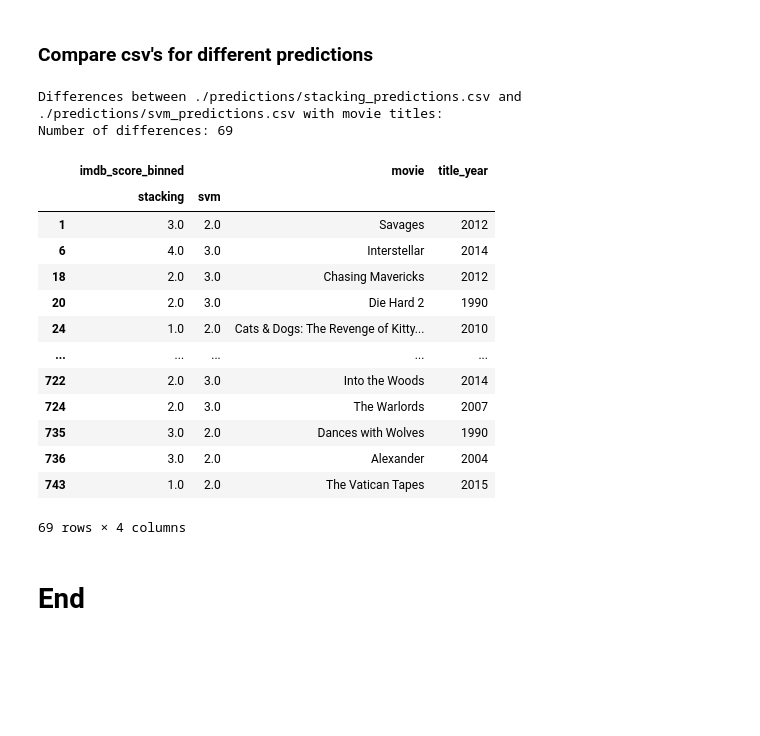
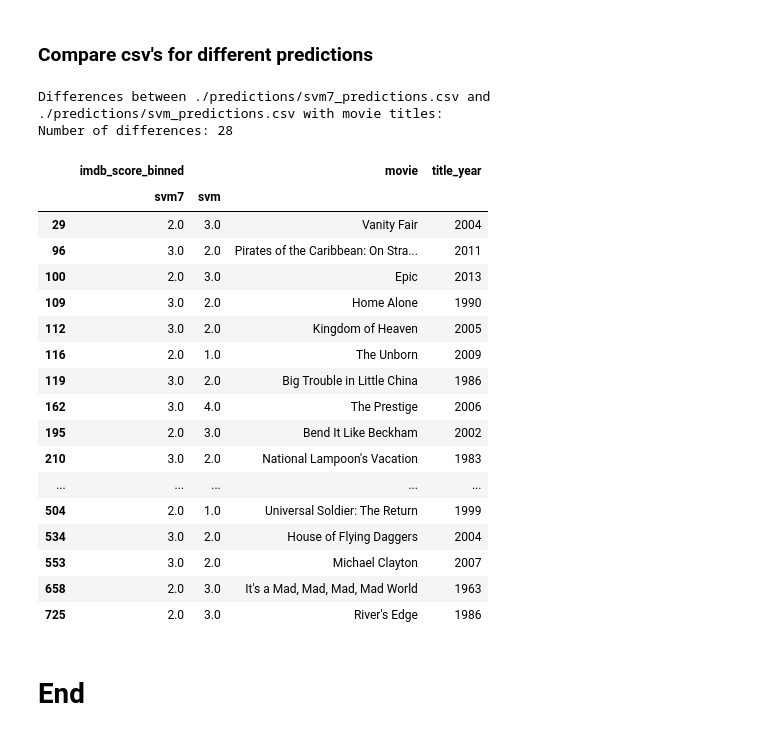
Before and after one commit to JZYNX/ML-assignment-2, a Jupyter notebook: COMP30027-Project2.ipynb, the cells around one changed output. Saved outputs shown, nothing was run; the diff lists cells and outputs as text; code cells hidden in the pictures; blank space fills up the shorter version.

Commit message:
finalised predictions

```diff
--- a/COMP30027-Project2.ipynb
+++ b/COMP30027-Project2.ipynb
@@ -1091,26 +1106,30 @@ def compare_csv(csv1, csv2):
 # %%
 log_csv = './predictions/logit_predictions.csv'
 stack_csv = './predictions/stacking_predictions.csv'
 rf_csv = './predictions/rf_predictions.csv'
 svm_csv = './predictions/svm_predictions.csv'
 
-compare_csv(stack_csv, svm_csv)
+compare_csv('./predictions/svm7_predictions.csv', svm_csv)
 # %% [output]
-Differences between ./predictions/stacking_predictions.csv and ./predictions/svm_predictions.csv with movie titles:
-Number of differences: 69
+Differences between ./predictions/svm7_predictions.csv and ./predictions/svm_predictions.csv with movie titles:
+Number of differences: 28
 |  | imdb_score_binned |  | movie | title_year |
-|  | stacking | svm |  |  |
-| 1 | 3.0 | 2.0 | Savages | 2012 |
-| 6 | 4.0 | 3.0 | Interstellar | 2014 |
-| 18 | 2.0 | 3.0 | Chasing Mavericks | 2012 |
-| 20 | 2.0 | 3.0 | Die Hard 2 | 1990 |
-| 24 | 1.0 | 2.0 | Cats & Dogs: The Revenge of Kitty... | 2010 |
+|  | svm7 | svm |  |  |
+| 29 | 2.0 | 3.0 | Vanity Fair | 2004 |
+| 96 | 3.0 | 2.0 | Pirates of the Caribbean: On Stra... | 2011 |
+| 100 | 2.0 | 3.0 | Epic | 2013 |
+| 109 | 3.0 | 2.0 | Home Alone | 1990 |
+| 112 | 3.0 | 2.0 | Kingdom of Heaven | 2005 |
+| 116 | 2.0 | 1.0 | The Unborn | 2009 |
+| 119 | 3.0 | 2.0 | Big Trouble in Little China | 1986 |
+| 162 | 3.0 | 4.0 | The Prestige | 2006 |
+| 195 | 2.0 | 3.0 | Bend It Like Beckham | 2002 |
+| 210 | 3.0 | 2.0 | National Lampoon's Vacation | 1983 |
 | ... | ... | ... | ... | ... |
-| 722 | 2.0 | 3.0 | Into the Woods | 2014 |
-| 724 | 2.0 | 3.0 | The Warlords | 2007 |
-| 735 | 3.0 | 2.0 | Dances with Wolves | 1990 |
-| 736 | 3.0 | 2.0 | Alexander | 2004 |
-| 743 | 1.0 | 2.0 | The Vatican Tapes | 2015 |
+| 504 | 2.0 | 1.0 | Universal Soldier: The Return | 1999 |
+| 534 | 3.0 | 2.0 | House of Flying Daggers | 2004 |
+| 553 | 3.0 | 2.0 | Michael Clayton | 2007 |
+| 658 | 2.0 | 3.0 | It's a Mad, Mad, Mad, Mad World | 1963 |
+| 725 | 2.0 | 3.0 | River's Edge | 1986 |
-69 rows × 4 columns
 # %% [markdown]
 # End
```
Also changed, not shown: parts of 25 cells of this notebook, 9 other files.
